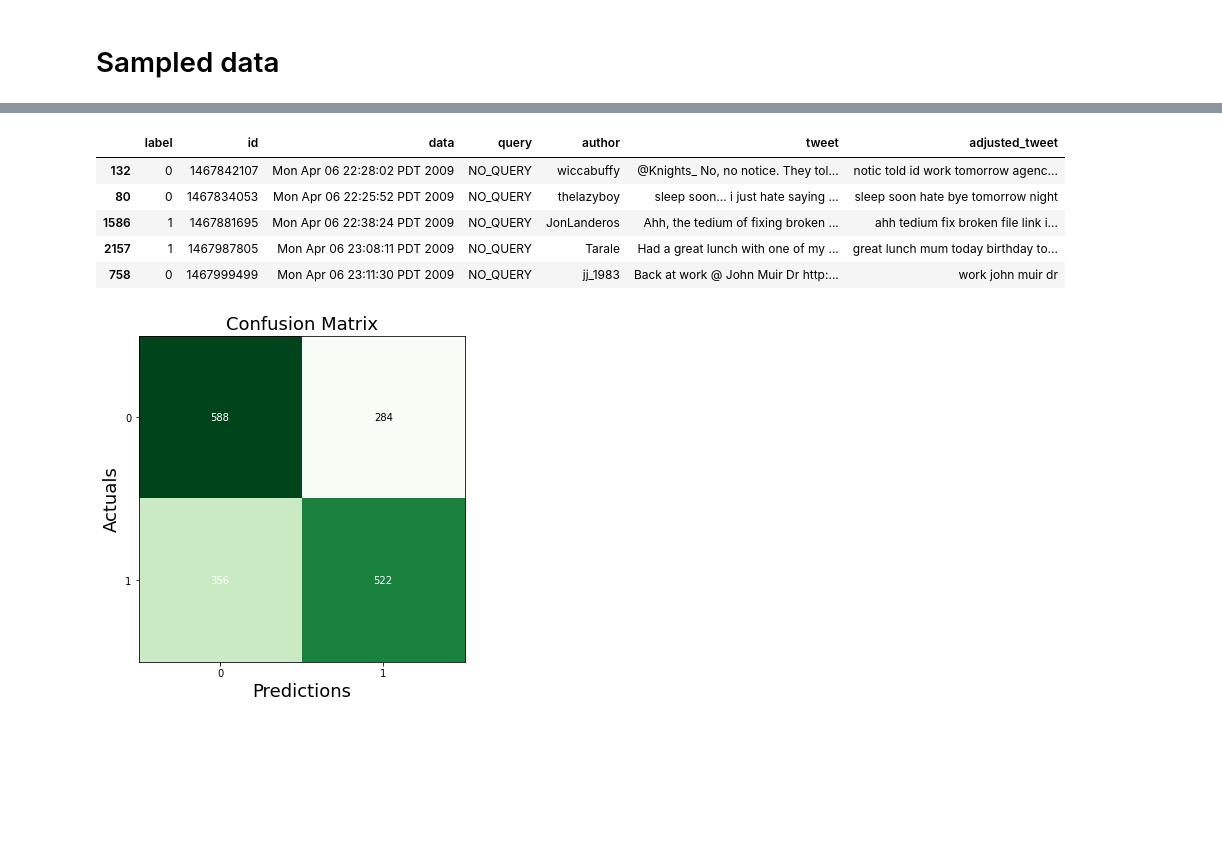
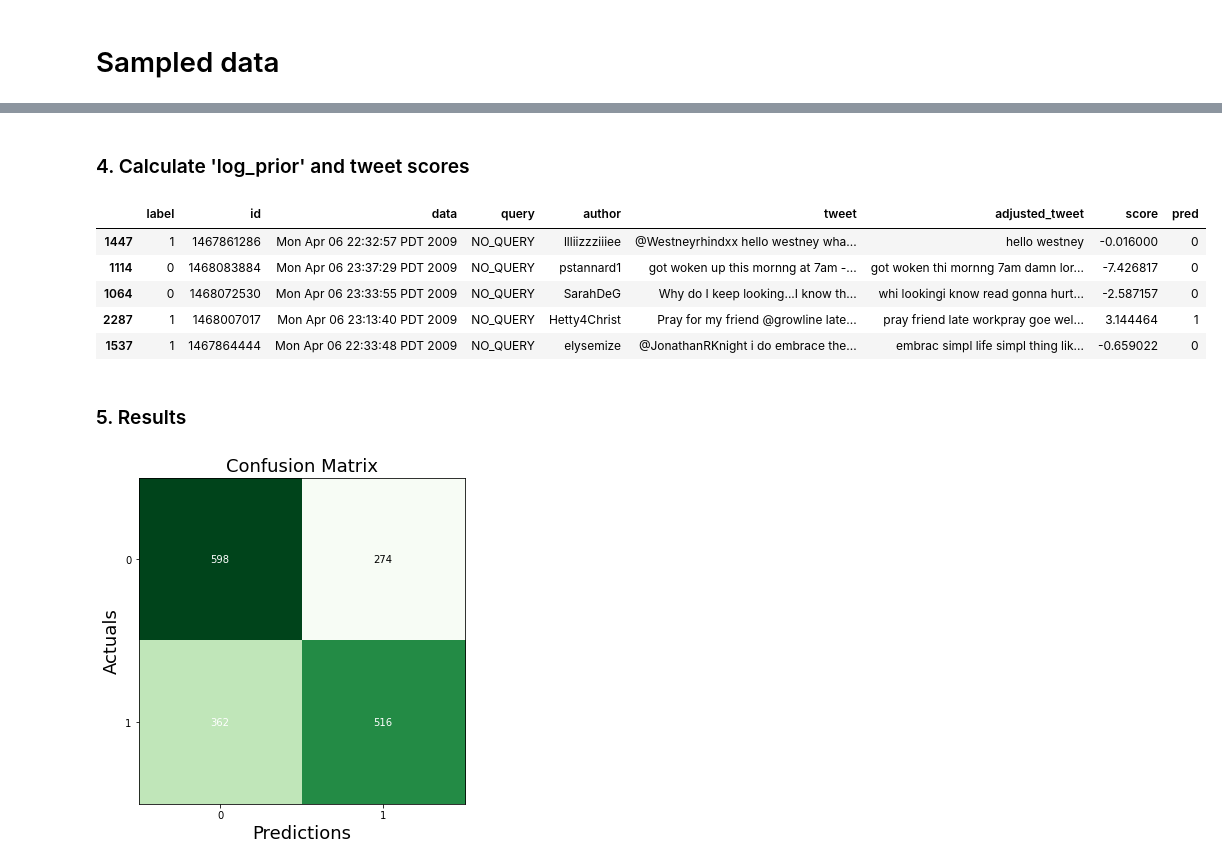
Before and after one commit to Omer-Hedvat/dl, a Jupyter notebook: nlp_w_classifification_and_vector_spaces/week2_naive_bayes.ipynb, the cells around one changed output, grey strips where cells are left out. Cells and saved outputs as stored; diff of their text form; code cells hidden in the pictures; blank space fills up the shorter version.

```diff
--- a/nlp_w_classifification_and_vector_spaces/week2_naive_bayes.ipynb
+++ b/nlp_w_classifification_and_vector_spaces/week2_naive_bayes.ipynb
@@ -87,7 +98,7 @@ def build_vocabulary(pos_freq=pos_freq, neg_freq=neg_freq):
 
     return df_vocabulary
 # %%
-def calculate_scores(sentence, log_prior=0, df_vocabulary=df_vocabulary):
+def calculate_scores(sentence, df_vocabulary, log_prior):
     lambdas_dict = {k: v for k, v in df_vocabulary[['word', 'lambda']].to_numpy().tolist()}
     score = 0
 
@@ -129,16 +145,19 @@ df_vocabulary.loc[df_vocabulary['pos_count'] == 0].head(5)
-# %%
-train.head()
-# %% [output]
-|  | label | id | data | query | author | tweet | adjusted_tweet |
-| 132 | 0 | 1467842107 | Mon Apr 06 22:28:02 PDT 2009 | NO_QUERY | wiccabuffy | @Knights_ No, no notice. They tol... | notic told id work tomorrow agenc... |
-| 80 | 0 | 1467834053 | Mon Apr 06 22:25:52 PDT 2009 | NO_QUERY | thelazyboy | sleep soon... i just hate saying ... | sleep soon hate bye tomorrow night |
-| 1586 | 1 | 1467881695 | Mon Apr 06 22:38:24 PDT 2009 | NO_QUERY | JonLanderos | Ahh, the tedium of fixing broken ... | ahh tedium fix broken file link i... |
-| 2157 | 1 | 1467987805 | Mon Apr 06 23:08:11 PDT 2009 | NO_QUERY | Tarale | Had a great lunch with one of my ... | great lunch mum today birthday to... |
-| 758 | 0 | 1467999499 | Mon Apr 06 23:11:30 PDT 2009 | NO_QUERY | jj_1983 | Back at work @ John Muir Dr http:... | work john muir dr |
+# %% [markdown]
+### 4. Calculate 'log_prior' and tweet scores
 # %%
 log_prior = np.log(train.loc[train['label'] == 1].shape[0] / train.loc[train['label'] == 0].shape[0])
-test['score'] = test['adjusted_tweet'].apply(calculate_scores, (log_prior))
+test['score'] = test['adjusted_tweet'].apply(calculate_scores, args=(df_vocabulary, log_prior))
 test['pred'] = (test['score'] > 0).astype(int)
+test.head()
+# %% [output]
+|  | label | id | data | query | author | tweet | adjusted_tweet | score | pred |
+| 1447 | 1 | 1467861286 | Mon Apr 06 22:32:57 PDT 2009 | NO_QUERY | llliizzziiiee | @Westneyrhindxx hello westney wha... | hello westney | -0.016000 | 0 |
+| 1114 | 0 | 1468083884 | Mon Apr 06 23:37:29 PDT 2009 | NO_QUERY | pstannard1 | got woken up this mornng at 7am -... | got woken thi mornng 7am damn lor... | -7.426817 | 0 |
+| 1064 | 0 | 1468072530 | Mon Apr 06 23:33:55 PDT 2009 | NO_QUERY | SarahDeG | Why do I keep looking...I know th... | whi lookingi know read gonna hurt... | -2.587157 | 0 |
+| 2287 | 1 | 1468007017 | Mon Apr 06 23:13:40 PDT 2009 | NO_QUERY | Hetty4Christ | Pray for my friend @growline late... | pray friend late workpray goe wel... | 3.144464 | 1 |
+| 1537 | 1 | 1467864444 | Mon Apr 06 22:33:48 PDT 2009 | NO_QUERY | elysemize | @JonathanRKnight i do embrace the... | embrac simpl life simpl thing lik... | -0.659022 | 0 |
+# %% [markdown]
+### 5. Results
 # %%
 conf_mat = confusion_matrix(test['label'], test['pred'])
 fig, ax = plot_confusion_matrix(conf_mat=conf_mat, figsize=(6, 6), cmap=plt.cm.Greens)
```
Also changed, not shown: parts of 21 cells of this notebook, 1 other file.
